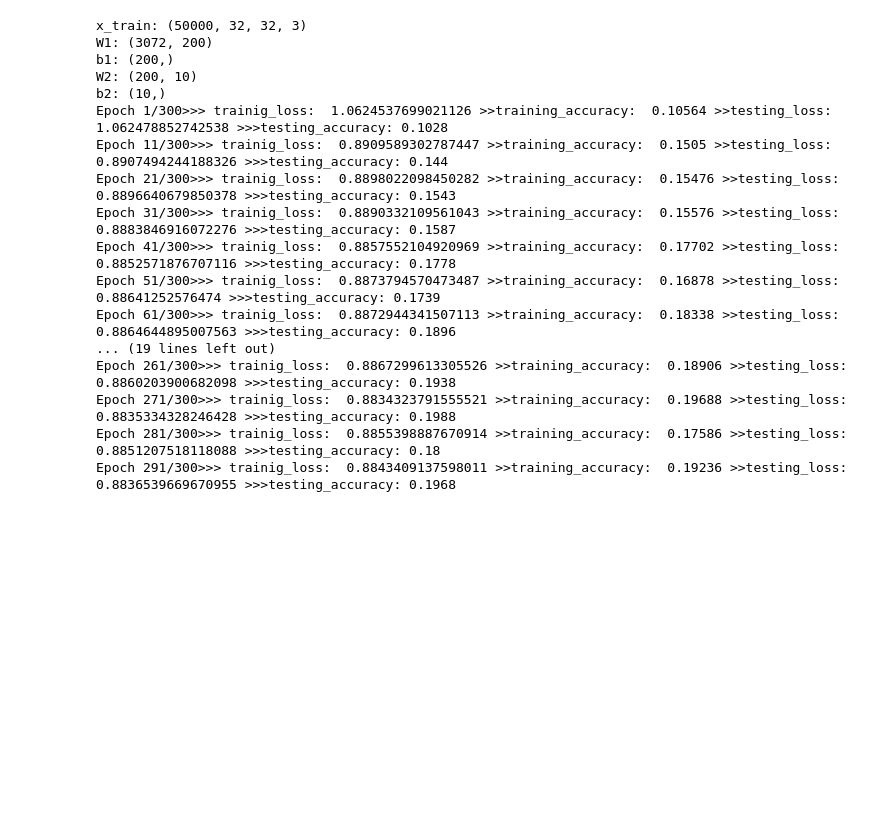
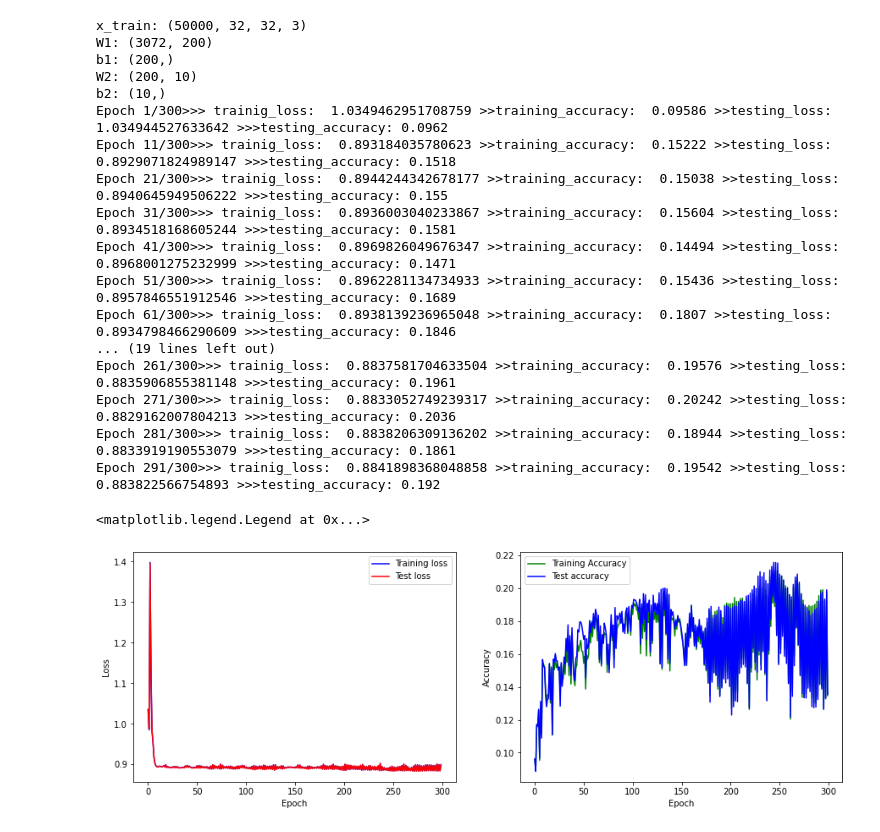
Before and after one commit to RansikaG/Machine-Vision, a Jupyter notebook: Assignment 4-Q2.ipynb, the cells around one changed output. Cells and saved outputs as stored; diff of their text form; code cells hidden in the pictures; blank space fills up the shorter version.

```diff
--- a/Assignment 4-Q2.ipynb
+++ b/Assignment 4-Q2.ipynb
@@ -61,6 +61,7 @@ x_test = np.reshape(x_test,(Nte,Din))
 x_train = x_train.astype('float64')
 x_test = x_test.astype('float64')
 std=1e-2
+#np.random.seed(1)
 W1 = std*np.random.randn(Din, H)#W1 initialization
 b1 = np.zeros(H)#b1 initialization
 W2 = std*np.random.randn(H, K)#W2 initialization
@@ -72,9 +73,9 @@ print("b2:", b2.shape)
 batch_size = Ntr #for the batch size whole dataset is considered
 
 iterations =300
-lr =0.014
-lr_decay=0.9999#learning rate is decreased in each iteration
-reg =1e-6#regularization term which stops growth of weights
+lr =0.0055
+lr_decay=0.999#learning rate is decreased in each iteration
+reg =1e-7#regularization term which stops growth of weights
 train_loss_history = []
 test_loss_history=[]
 train_acc_history = []
@@ -123,15 +124,32 @@ W1: (3072, 200)
 b1: (200,)
 W2: (200, 10)
 b2: (10,)
-Epoch 1/300>>> trainig_loss:  1.0624537699021126 >>training_accuracy:  0.10564 >>testing_loss: 1.062478852742538 >>>testing_accuracy: 0.1028
-Epoch 11/300>>> trainig_loss:  0.8909589302787447 >>training_accuracy:  0.1505 >>testing_loss: 0.8907494244188326 >>>testing_accuracy: 0.144
-Epoch 21/300>>> trainig_loss:  0.8898022098450282 >>training_accuracy:  0.15476 >>testing_loss: 0.8896640679850378 >>>testing_accuracy: 0.1543
-Epoch 31/300>>> trainig_loss:  0.8890332109561043 >>training_accuracy:  0.15576 >>testing_loss: 0.8883846916072276 >>>testing_accuracy: 0.1587
-Epoch 41/300>>> trainig_loss:  0.8857552104920969 >>training_accuracy:  0.17702 >>testing_loss: 0.8852571876707116 >>>testing_accuracy: 0.1778
-Epoch 51/300>>> trainig_loss:  0.8873794570473487 >>training_accuracy:  0.16878 >>testing_loss: 0.88641252576474 >>>testing_accuracy: 0.1739
-Epoch 61/300>>> trainig_loss:  0.8872944341507113 >>training_accuracy:  0.18338 >>testing_loss: 0.8864644895007563 >>>testing_accuracy: 0.1896
+Epoch 1/300>>> trainig_loss:  1.0349462951708759 >>training_accuracy:  0.09586 >>testing_loss: 1.034944527633642 >>>testing_accuracy: 0.0962
+Epoch 11/300>>> trainig_loss:  0.893184035780623 >>training_accuracy:  0.15222 >>testing_loss: 0.8929071824989147 >>>testing_accuracy: 0.1518
+Epoch 21/300>>> trainig_loss:  0.8944244342678177 >>training_accuracy:  0.15038 >>testing_loss: 0.8940645949506222 >>>testing_accuracy: 0.155
+Epoch 31/300>>> trainig_loss:  0.8936003040233867 >>training_accuracy:  0.15604 >>testing_loss: 0.8934518168605244 >>>testing_accuracy: 0.1581
+Epoch 41/300>>> trainig_loss:  0.8969826049676347 >>training_accuracy:  0.14494 >>testing_loss: 0.8968001275232999 >>>testing_accuracy: 0.1471
+Epoch 51/300>>> trainig_loss:  0.8962281134734933 >>training_accuracy:  0.15436 >>testing_loss: 0.8957846551912546 >>>testing_accuracy: 0.1689
+Epoch 61/300>>> trainig_loss:  0.8938139236965048 >>training_accuracy:  0.1807 >>testing_loss: 0.8934798466290609 >>>testing_accuracy: 0.1846
 ... (19 lines left out)
-Epoch 261/300>>> trainig_loss:  0.8867299613305526 >>training_accuracy:  0.18906 >>testing_loss: 0.8860203900682098 >>>testing_accuracy: 0.1938
-Epoch 271/300>>> trainig_loss:  0.8834323791555521 >>training_accuracy:  0.19688 >>testing_loss: 0.8835334328246428 >>>testing_accuracy: 0.1988
-Epoch 281/300>>> trainig_loss:  0.8855398887670914 >>training_accuracy:  0.17586 >>testing_loss: 0.8851207518118088 >>>testing_accuracy: 0.18
-Epoch 291/300>>> trainig_loss:  0.8843409137598011 >>training_accuracy:  0.19236 >>testing_loss: 0.8836539669670955 >>>testing_accuracy: 0.1968
+Epoch 261/300>>> trainig_loss:  0.8837581704633504 >>training_accuracy:  0.19576 >>testing_loss: 0.8835906855381148 >>>testing_accuracy: 0.1961
+Epoch 271/300>>> trainig_loss:  0.8833052749239317 >>training_accuracy:  0.20242 >>testing_loss: 0.8829162007804213 >>>testing_accuracy: 0.2036
+Epoch 281/300>>> trainig_loss:  0.8838206309136202 >>training_accuracy:  0.18944 >>testing_loss: 0.8833919190553079 >>>testing_accuracy: 0.1861
+Epoch 291/300>>> trainig_loss:  0.8841898368048858 >>training_accuracy:  0.19542 >>testing_loss: 0.883822566754893 >>>testing_accuracy: 0.192
+# %%
+fig,ax = plt.subplots(1,2,figsize=(15,5))
+
+ax[0].plot(train_loss_history,'b')
+ax[0].plot(test_loss_history,'r')
+ax[0].set_xlabel('Epoch')
+ax[0].set_ylabel('Loss')
+ax[0].legend(['Training loss','Test loss'])
+
+ax[1].plot(train_acc_history,'g')
+ax[1].plot(test_acc_history,'b')
+ax[1].set_xlabel('Epoch')
+ax[1].set_ylabel('Accuracy')
+ax[1].legend(['Training Accuracy','Test accuracy'])
+# %% [output]
+<matplotlib.legend.Legend at 0x...>
+[figure, added]
```
